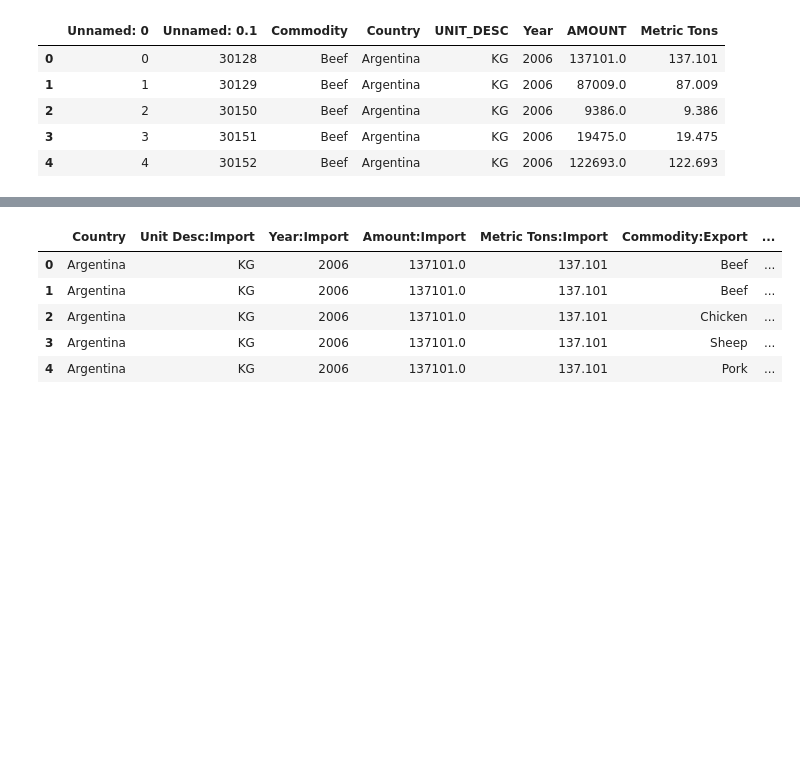
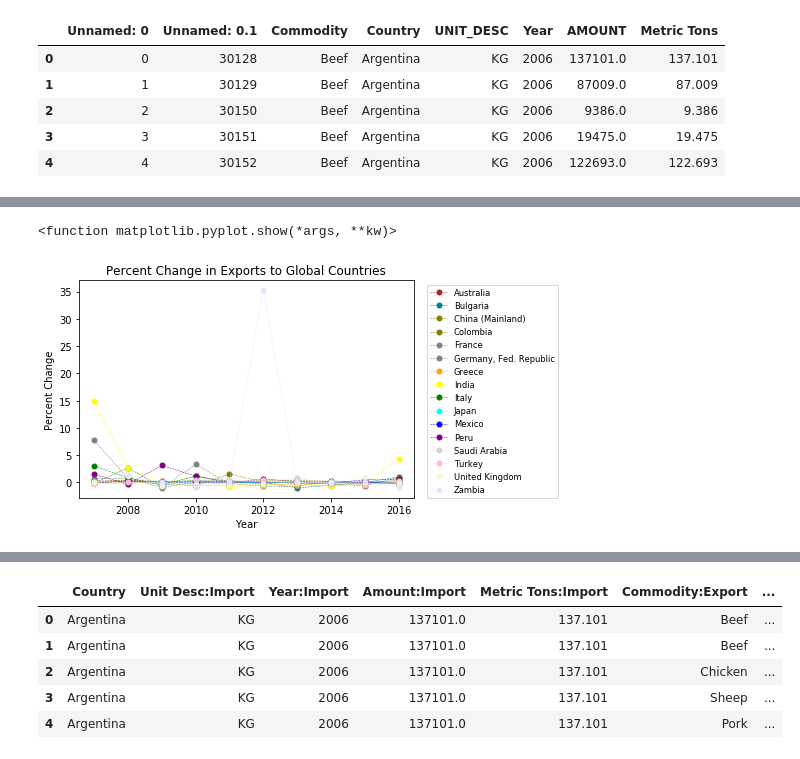
Before and after one commit to cmboone2005/Project1, a Jupyter notebook: DataSets/p_branch.ipynb, the cells around one changed output, grey strips where cells are left out. Cells and saved outputs as stored; diff of their text form; code cells hidden in the pictures; blank space fills up the shorter version.

Commit message:
commit graphs

```diff
--- a/DataSets/p_branch.ipynb
+++ b/DataSets/p_branch.ipynb
@@ -33,0 +25,4 @@ new_export_df.head()
+# %%
+#group exports by country and year
+summary_country_exports = new_export_df.groupby(["Country","Year"]).sum().reset_index()
+summary_country_exports.head()
@@ -33,0 +36,5 @@ new_export_df.head()
+# %%
+#data munge and convert to percent change
+summary_export_pivot = summary_country_exports.pivot(index="Year", columns="Country", values="Metric Tons")
+summary_export_pct = summary_export_pivot.pct_change()
+summary_export_pct
@@ -33,0 +55,68 @@ new_export_df.head()
+# %%
+#graph pct change vs. time
+color = "brown"
+marker = "o"
+columns = []
+
+for column in summary_export_pct:
+     if column != "Argentina" and column != "Indonesia" and column != "Poland":
+
+        if column == 'Argentina':
+            color='maroon'
+        if column == 'Australia':
+            color='brown'
+        if column == 'China (Mainland)':
+            color='olive'
+        if column =='Bulgaria':
+            color='teal'
+        if column=='Columbia':
+            color='navy'
+        if column=='France':
+            color='grey'
+        if columns=='Germany, Fed. Republic':
+            color='red'
+        if column == 'Greece':
+            color='orange'
+        if column == 'India':
+            color='yellow'
+        if column == 'Indonesia':
+            color='lime'
+        if column =='Italy':
+            color='green'
+        if column=='Japan':
+            color='cyan'
+        if column=='Mexico':
+            color='blue'
+        if column=='Peru':
+            color='purple'
+        if column == 'Poland':
+            color='magenta'
+        if column == 'Saudi Arabia':
+            color='lightgrey'
+        if column =='Turkey':
+            color='pink'
+        if column=='United Kingdom':
+            color='beige'
+        if column=='United States':
+            color='lightgreen'
+        if column=='Zambia':
+            color='lavender'
+
+        x_axis = summary_export_pct.index
+        y_axis = summary_export_pct[column]
+
+        columns.append(column)
+
+        plt.errorbar(x_axis, y_axis, color=color, marker=marker, markersize=5, linestyle="dashed", linewidth=0.50)
+
+plt.legend(columns,loc=(1.04,0),fontsize="small",fancybox=True)
+
+plt.title("Percent Change in Exports to Global Countries")
+plt.xlabel("Year")
+plt.ylabel("Percent Change")
+
+plt.savefig("../p_branch_graphs/summary_exports.png",bbox_inches="tight")
+plt.show
+# %% [output]
+<function matplotlib.pyplot.show(*args, **kw)>
+[figure, added]
```
Also changed, not shown: parts of 13 cells of this notebook, 2 other files.
